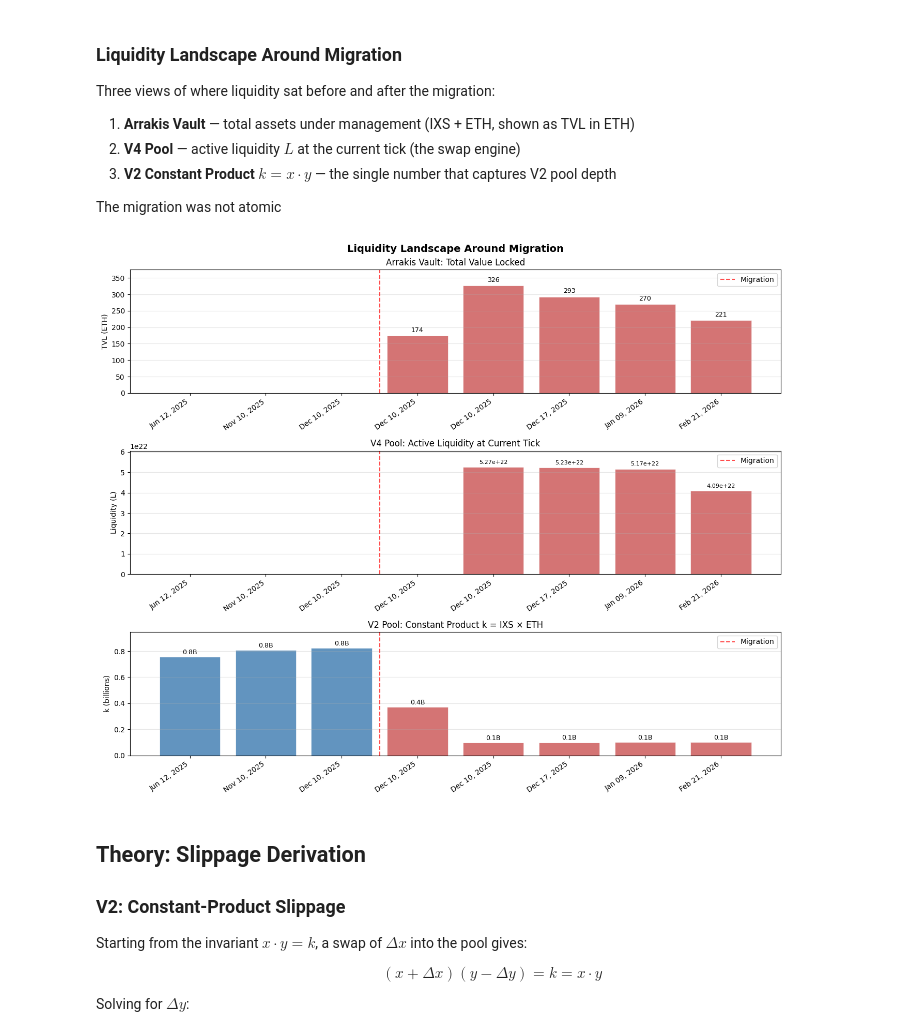
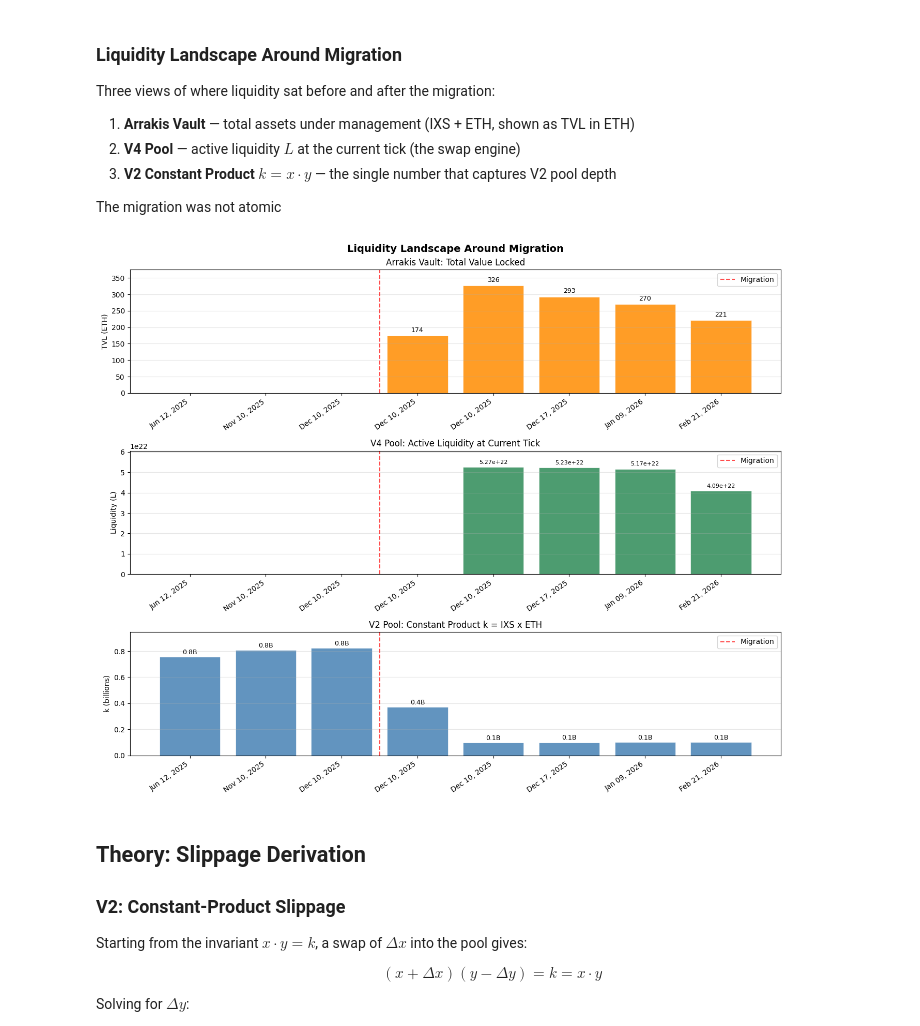
Before and after one commit to slambrecht-newnow/arrakis2, a Jupyter notebook: backend/notebooks/ixs_execution_quality.ipynb, the cells around one changed output. Drawn from its saved outputs; the diff is of its cells as text; code cells hidden in the pictures.

```diff
--- a/backend/notebooks/ixs_execution_quality.ipynb
+++ b/backend/notebooks/ixs_execution_quality.ipynb
@@ -204,10 +204,9 @@ fig.suptitle("Liquidity Landscape Around Migration", fontsize=14, fontweight="bo
 
 x = np.arange(len(labels))
 migration_idx = labels.index("Migration")
-colors = ["steelblue" if i < migration_idx else "indianred" for i in range(len(labels))]
 
-# Panel 1: Arrakis Vault TVL (ETH)
-ax1.bar(x, vault_tvl_eth, color=colors, alpha=0.85, edgecolor="white", linewidth=0.5)
+# Panel 1: Arrakis Vault TVL (ETH) — darkorange (vault-specific, distinct from V2/V4)
+ax1.bar(x, vault_tvl_eth, color="darkorange", alpha=0.85, edgecolor="white", linewidth=0.5)
 ax1.axvline(migration_idx - 0.5, color="red", linestyle="--", alpha=0.7, label="Migration")
 ax1.set_ylabel("TVL (ETH)")
 ax1.set_title("Arrakis Vault: Total Value Locked")
@@ -220,40 +219,40 @@ for i, v in enumerate(vault_tvl_eth):
     if v > 0:
         ax1.text(i, v + max(vault_tvl_eth) * 0.02, f"{v:.0f}", ha="center", va="bottom", fontsize=9)
 
-# Panel 2: V4 Active Liquidity
-ax2.bar(x, v4_liq, color=colors, alpha=0.85, edgecolor="white", linewidth=0.5)
+# Panel 2: V4 Active Liquidity — seagreen (consistent with V4 throughout notebook)
+ax2.bar(x, v4_liq, color="seagreen", alpha=0.85, edgecolor="white", linewidth=0.5)
 ax2.axvline(migration_idx - 0.5, color="red", linestyle="--", alpha=0.7, label="Migration")
 ax2.set_ylabel("Liquidity (L)")
 ax2.set_title("V4 Pool: Active Liquidity at Current Tick")
 ax2.set_xticks(x)
 ax2.set_xticklabels(cp_dates, rotation=35, ha="right")
 ax2.legend()
 ax2.set_ylim(0, max(v4_liq) * 1.15)
 ax2.grid(True, alpha=0.3, axis="y")
 ax2.ticklabel_format(axis='y', style='scientific', scilimits=(0, 0))
 for i, v in enumerate(v4_liq):
     if v > 0:
         ax2.text(i, v + max(v4_liq) * 0.02, f"{v:.2e}", ha="center", va="bottom", fontsize=8)
 
-# Panel 3: V2 Constant Product k
-ax3.bar(x, v2_k_vals, color=colors, alpha=0.85, edgecolor="white", linewidth=0.5)
+# Panel 3: V2 Constant Product k — steelblue (consistent with V2 throughout notebook)
+ax3.bar(x, v2_k_vals, color="steelblue", alpha=0.85, edgecolor="white", linewidth=0.5)
 ax3.axvline(migration_idx - 0.5, color="red", linestyle="--", alpha=0.7, label="Migration")
 ax3.set_ylabel("k (billions)")
-ax3.set_title("V2 Pool: Constant Product k = IXS × ETH")
+ax3.set_title("V2 Pool: Constant Product k = IXS x ETH")
 ax3.set_xticks(x)
 ax3.set_xticklabels(cp_dates, rotation=35, ha="right")
 ax3.legend()
 ax3.set_ylim(0, max(v2_k_vals) * 1.15)
 ax3.grid(True, alpha=0.3, axis="y")
 for i, v in enumerate(v2_k_vals):
     ax3.text(i, v + max(v2_k_vals) * 0.01, f"{v:,.1f}B", ha="center", va="bottom", fontsize=9)
 
 plt.tight_layout()
 fig.subplots_adjust(right=0.95)
 plt.savefig("plots/ixs_v2_reserves_migration.png", dpi=150, bbox_inches="tight")
 plt.show()
 # %% [output]
-[figure, old version]
+[figure, new version]
 # %% [markdown]
 ## Theory: Slippage Derivation
 
```
Also changed, not shown: parts of 10 cells of this notebook, 7 other files.
